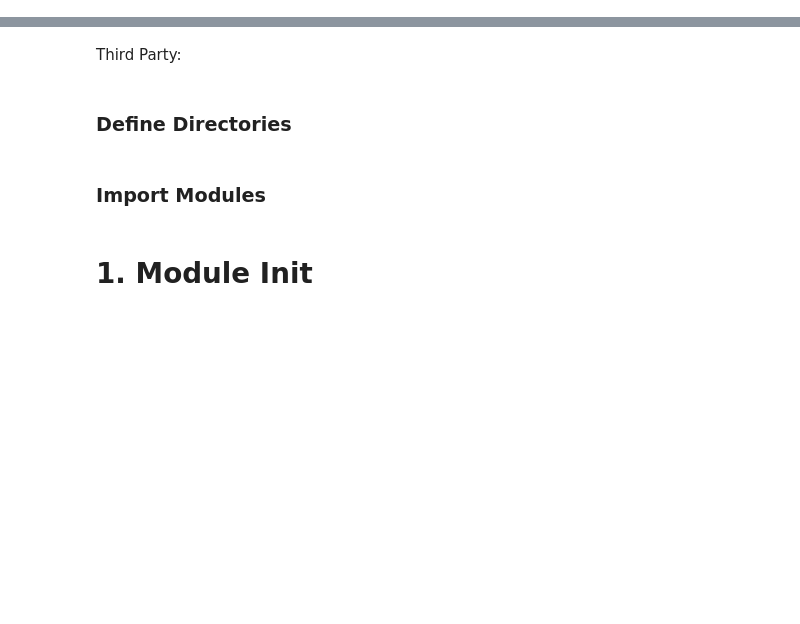
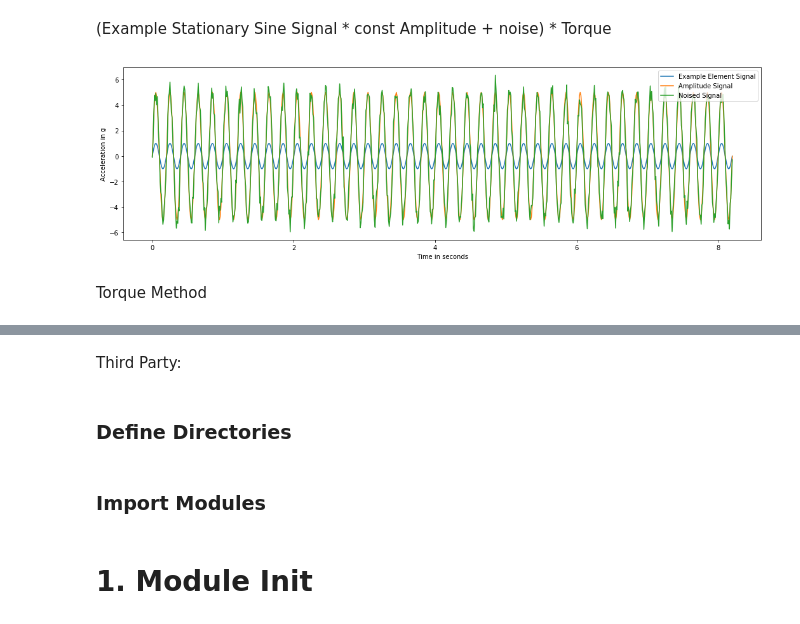
Before and after one commit to HoChiak/Gearbox, a Jupyter notebook: RF_Sim_GearboxVibration.ipynb, the cells around one changed output, grey strips where cells are left out. Saved outputs shown, nothing was run; the diff lists cells and outputs as text; code cells hidden in the pictures; blank space fills up the shorter version.

```diff
--- a/RF_Sim_GearboxVibration.ipynb
+++ b/RF_Sim_GearboxVibration.ipynb
@@ -17,0 +202,13 @@ from IPython.display import display, HTML
+# %% [markdown]
+<p>(Example Stationary Sine Signal * const Amplitude + noise) * Torque</p>
+# %%
+noise = np.random.randn(time_vector.size)*0.5
+noised_signal = amplitude_signal + noise
+plt.figure(figsize=[18,5])
+plt.plot(time_vector, element_signal, time_vector, amplitude_signal, time_vector, noised_signal)
+plt.xlabel('Time in seconds'), plt.ylabel('Acceleration in g'), plt.legend(['Example Element Signal', 'Amplitude Signal', 'Noised Signal'])
+plt.show()
+# %% [output]
+[figure, added]
+# %% [markdown]
+<p>Torque Method</p>
```
Also changed, not shown: parts of 46 cells of this notebook, 8 other files.
